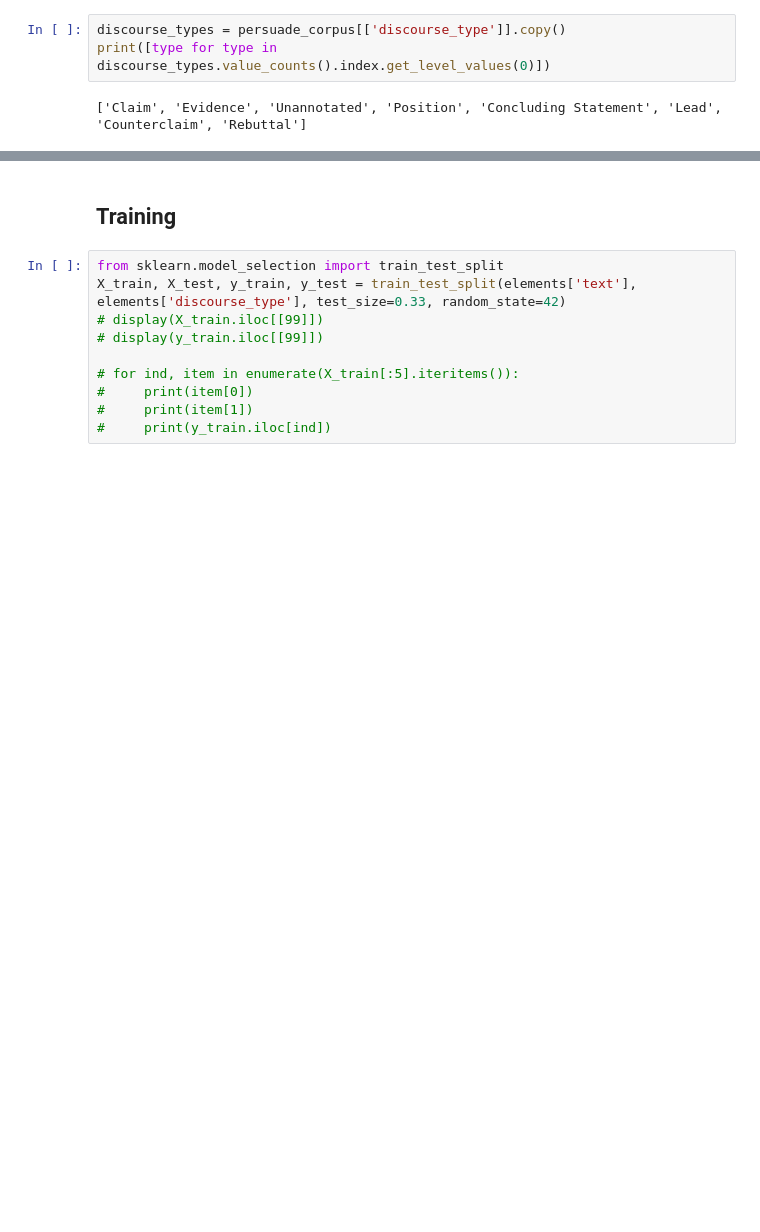
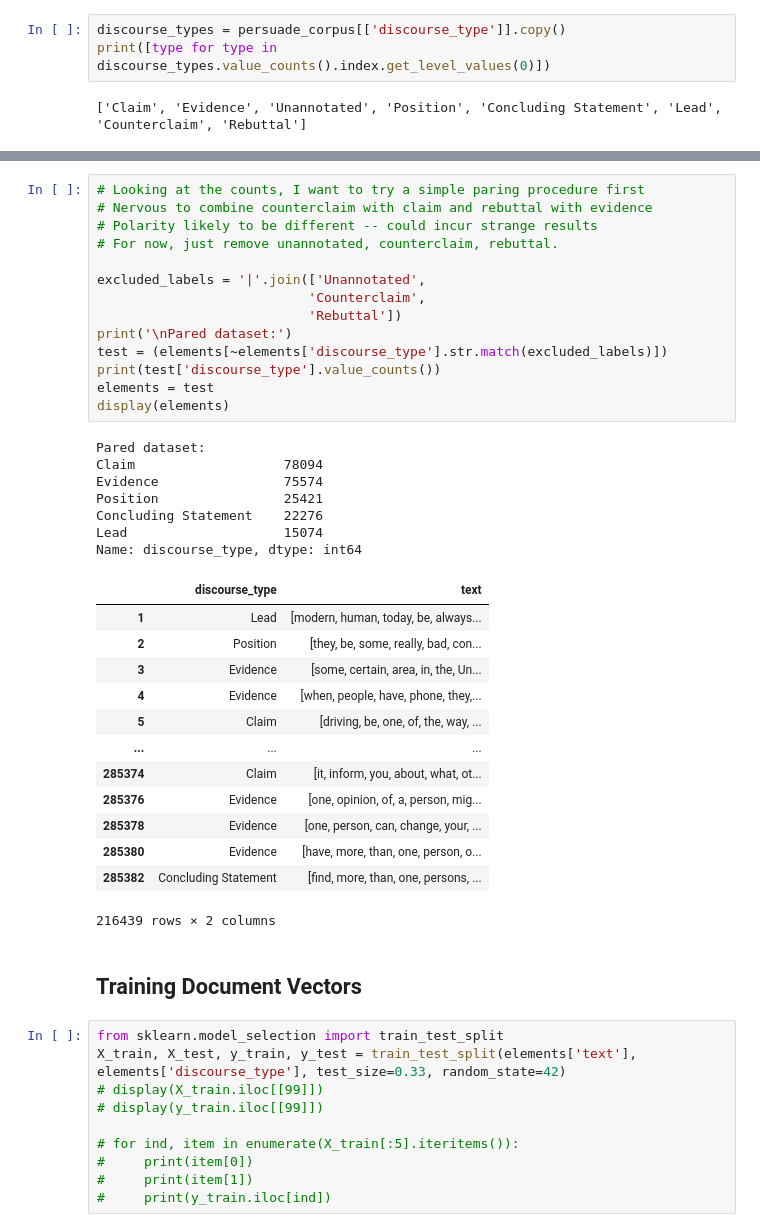
Before and after one commit to langdonholmes/persuade_doc2vec, a Jupyter notebook: doc2vec.ipynb, the cells around one changed output, grey strips where cells are left out. Cells and saved outputs as stored; diff of their text form; blank space fills up the shorter version.

```diff
--- a/doc2vec.ipynb
+++ b/doc2vec.ipynb
@@ -212,5 +157,40 @@ display(elements)
+# %%
+# Looking at the counts, I want to try a simple paring procedure first
+# Nervous to combine counterclaim with claim and rebuttal with evidence
+# Polarity likely to be different -- could incur strange results
+# For now, just remove unannotated, counterclaim, rebuttal.
+
+excluded_labels = '|'.join(['Unannotated',
+                           'Counterclaim',
+                           'Rebuttal'])
+print('\nPared dataset:')
+test = (elements[~elements['discourse_type'].str.match(excluded_labels)])
+print(test['discourse_type'].value_counts())
+elements = test
+display(elements)
+# %% [output]
+Pared dataset:
+Claim                   78094
+Evidence                75574
+Position                25421
+Concluding Statement    22276
+Lead                    15074
+Name: discourse_type, dtype: int64
+|  | discourse_type | text |
+| 1 | Lead | [modern, human, today, be, always... |
+| 2 | Position | [they, be, some, really, bad, con... |
+| 3 | Evidence | [some, certain, area, in, the, Un... |
+| 4 | Evidence | [when, people, have, phone, they,... |
+| 5 | Claim | [driving, be, one, of, the, way, ... |
+| ... | ... | ... |
+| 285374 | Claim | [it, inform, you, about, what, ot... |
+| 285376 | Evidence | [one, opinion, of, a, person, mig... |
+| 285378 | Evidence | [one, person, can, change, your, ... |
+| 285380 | Evidence | [have, more, than, one, person, o... |
+| 285382 | Concluding Statement | [find, more, than, one, persons, ... |
+216439 rows × 2 columns
 # %% [markdown]
-## Training
+## Training Document Vectors
 # %%
 from sklearn.model_selection import train_test_split
 X_train, X_test, y_train, y_test = train_test_split(elements['text'], elements['discourse_type'], test_size=0.33, random_state=42)
```
Also changed, not shown: parts of 20 cells of this notebook.
